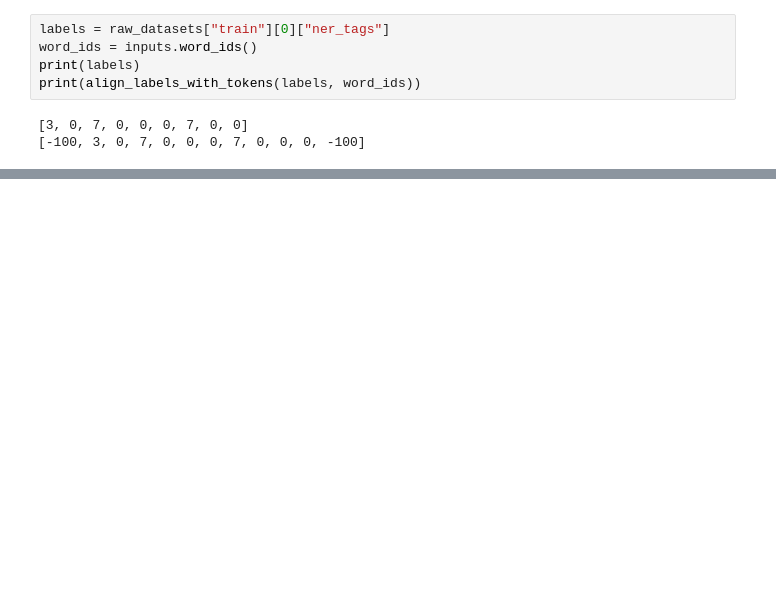
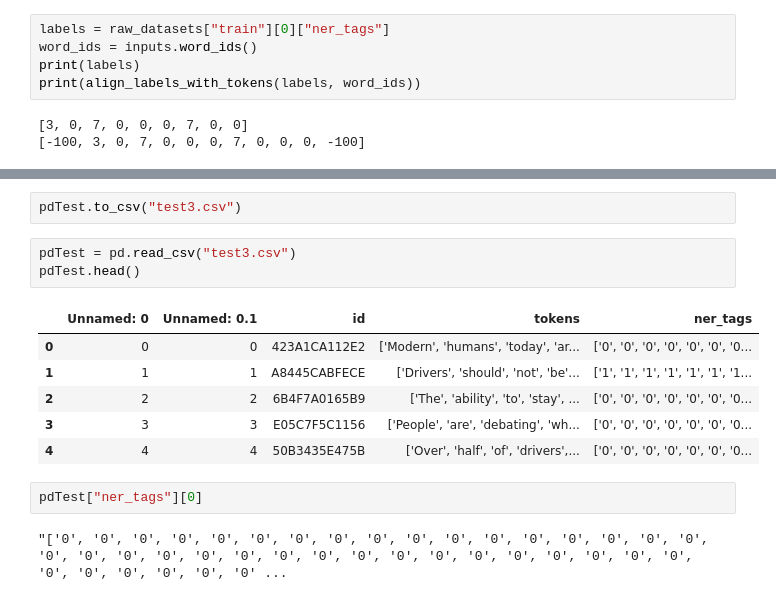
Before and after one commit to Brad1141/Discourse_Classification, a Jupyter notebook: tokenClassy.ipynb, the cells around one changed output, grey strips where cells are left out. Saved outputs shown, nothing was run; the diff lists cells and outputs as text; blank space fills up the shorter version.

```diff
--- a/tokenClassy.ipynb
+++ b/tokenClassy.ipynb
@@ -87,0 +235,16 @@ print(align_labels_with_tokens(labels, word_ids))
+# %%
+pdTest.to_csv("test3.csv")
+# %%
+pdTest = pd.read_csv("test3.csv")
+pdTest.head()
+# %% [output]
+|  | Unnamed: 0 | Unnamed: 0.1 | id | tokens | ner_tags |
+| 0 | 0 | 0 | 423A1CA112E2 | ['Modern', 'humans', 'today', 'ar... | ['0', '0', '0', '0', '0', '0', '0... |
+| 1 | 1 | 1 | A8445CABFECE | ['Drivers', 'should', 'not', 'be'... | ['1', '1', '1', '1', '1', '1', '1... |
+| 2 | 2 | 2 | 6B4F7A0165B9 | ['The', 'ability', 'to', 'stay', ... | ['0', '0', '0', '0', '0', '0', '0... |
+| 3 | 3 | 3 | E05C7F5C1156 | ['People', 'are', 'debating', 'wh... | ['0', '0', '0', '0', '0', '0', '0... |
+| 4 | 4 | 4 | 50B3435E475B | ['Over', 'half', 'of', 'drivers',... | ['0', '0', '0', '0', '0', '0', '0... |
+# %%
+pdTest["ner_tags"][0]
+# %% [output]
+"['0', '0', '0', '0', '0', '0', '0', '0', '0', '0', '0', '0', '0', '0', '0', '0', '0', '0', '0', '0', '0', '0', '0', '0', '0', '0', '0', '0', '0', '0', '0', '0', '0', '0', '0', '0', '0', '0', '0', '0' ...
```
Also changed, not shown: parts of 18 cells of this notebook, 3 other files.
